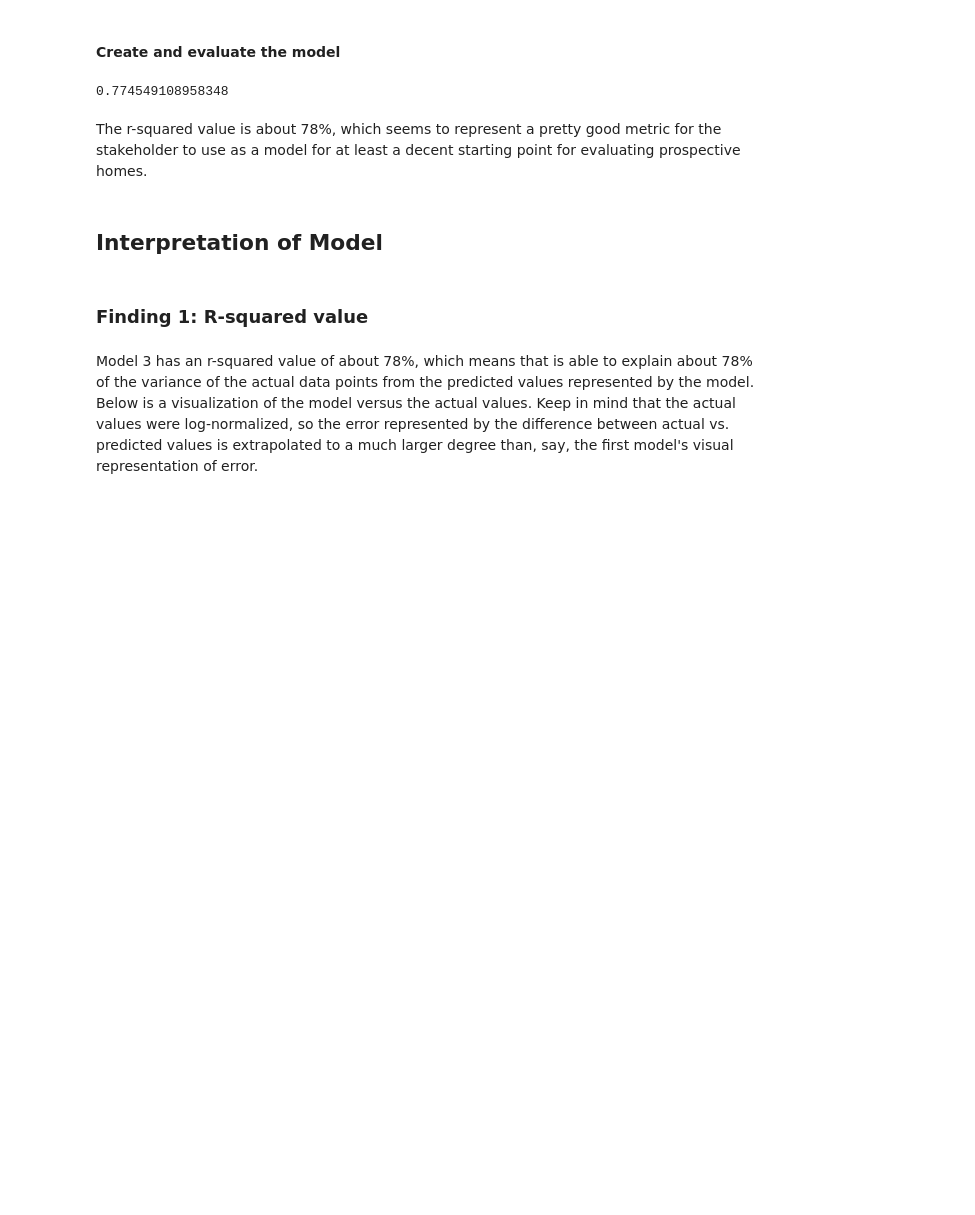
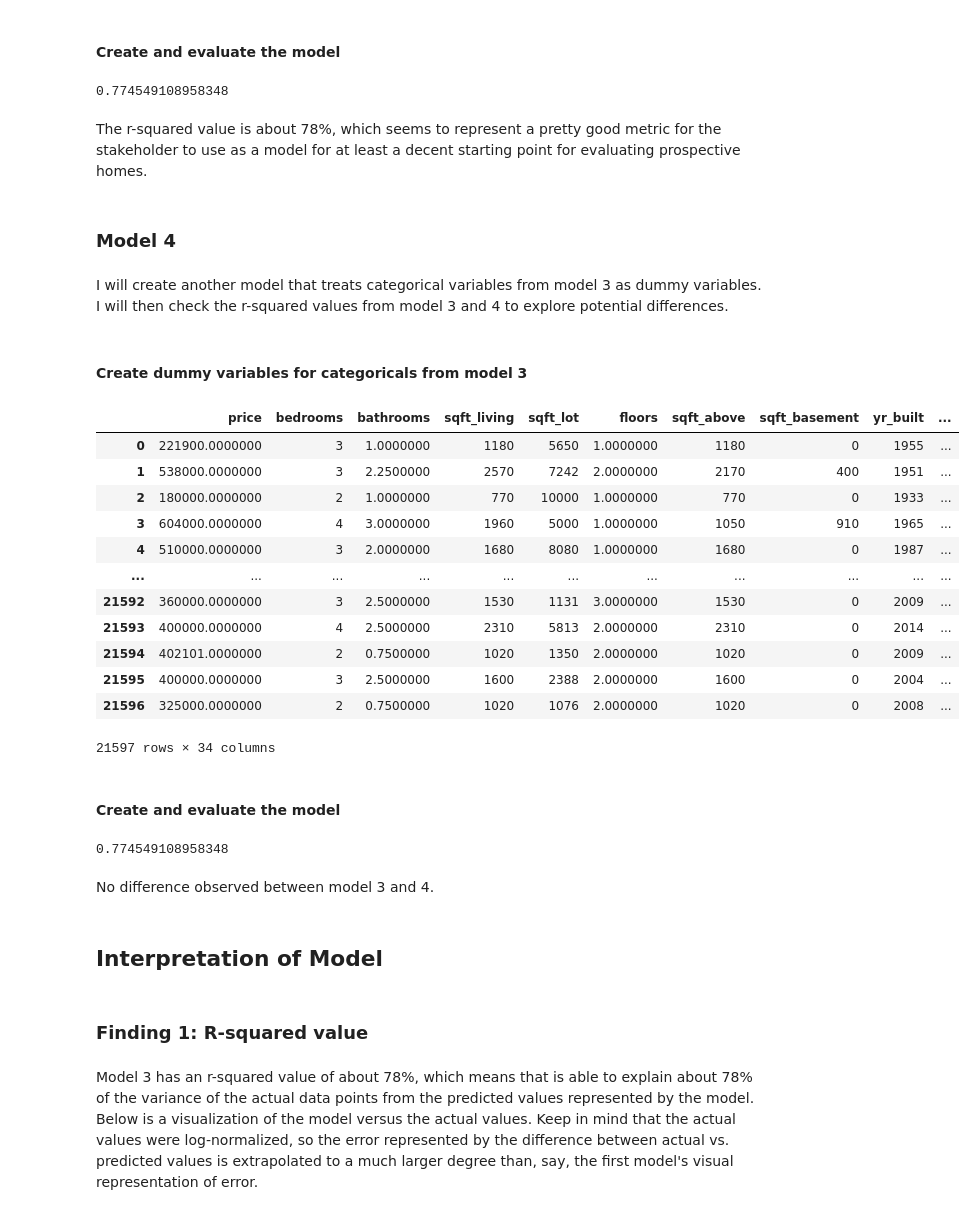
Before and after one commit to samoliver3/dsc-phase-2-project-v2-3, a Jupyter notebook: student.ipynb, the cells around one changed output. Saved outputs shown, nothing was run; the diff lists cells and outputs as text; code cells hidden in the pictures; blank space fills up the shorter version.

Commit message:
Created another model to confer results between models

```diff
--- a/student.ipynb
+++ b/student.ipynb
@@ -460,6 +460,54 @@ lin_model(X,y)
 0.774549108958348
 # %% [markdown]
 The r-squared value is about 78%, which seems to represent a pretty good metric for the stakeholder to use as a model for at least a decent starting point for evaluating prospective homes.
+# %% [markdown]
+### Model 4
+# %% [markdown]
+I will create another model that treats categorical variables from model 3 as dummy variables. I will then check the r-squared values from model 3 and 4 to explore potential differences.
+# %% [markdown]
+#### Create dummy variables for categoricals from model 3
+# %%
+# fourth model - treat following variables as categorical:
+# waterfront, view, condition, grade
+
+# create copy of df for new model - just keep three needed columns
+df_m4 = df.copy()
+
+# dummy variables for grade
+to_dum = ['waterfront', 'view', 'condition', 'grade']
+
+for d in to_dum:
+    dummy = pd.get_dummies(df_m4[d], prefix=d, drop_first=True)
+    df_m4 = df_m4.drop([d], axis=1)
+    df_m4 = pd.concat([df_m4, dummy], axis=1)
+
+df_m4
+# %% [output]
+|  | price | bedrooms | bathrooms | sqft_living | sqft_lot | floors | sqft_above | sqft_basement | yr_built | ... |
+| 0 | 221900.0000000 | 3 | 1.0000000 | 1180 | 5650 | 1.0000000 | 1180 | 0 | 1955 | ... |
+| 1 | 538000.0000000 | 3 | 2.2500000 | 2570 | 7242 | 2.0000000 | 2170 | 400 | 1951 | ... |
+| 2 | 180000.0000000 | 2 | 1.0000000 | 770 | 10000 | 1.0000000 | 770 | 0 | 1933 | ... |
+| 3 | 604000.0000000 | 4 | 3.0000000 | 1960 | 5000 | 1.0000000 | 1050 | 910 | 1965 | ... |
+| 4 | 510000.0000000 | 3 | 2.0000000 | 1680 | 8080 | 1.0000000 | 1680 | 0 | 1987 | ... |
+| ... | ... | ... | ... | ... | ... | ... | ... | ... | ... | ... |
+| 21592 | 360000.0000000 | 3 | 2.5000000 | 1530 | 1131 | 3.0000000 | 1530 | 0 | 2009 | ... |
+| 21593 | 400000.0000000 | 4 | 2.5000000 | 2310 | 5813 | 2.0000000 | 2310 | 0 | 2014 | ... |
+| 21594 | 402101.0000000 | 2 | 0.7500000 | 1020 | 1350 | 2.0000000 | 1020 | 0 | 2009 | ... |
+| 21595 | 400000.0000000 | 3 | 2.5000000 | 1600 | 2388 | 2.0000000 | 1600 | 0 | 2004 | ... |
+| 21596 | 325000.0000000 | 2 | 0.7500000 | 1020 | 1076 | 2.0000000 | 1020 | 0 | 2008 | ... |
+21597 rows × 34 columns
+# %% [markdown]
+#### Create and evaluate the model
+# %%
+# establish X and y, then use lin_model to build the model.
+X = df2.drop(['price'], axis=1)
+y = df2['price']
+
+lin_model(X,y)
+# %% [output]
+0.774549108958348
+# %% [markdown]
+No difference observed between model 3 and 4.
 # %% [markdown]
 ## Interpretation of Model
 # %% [markdown]
```
